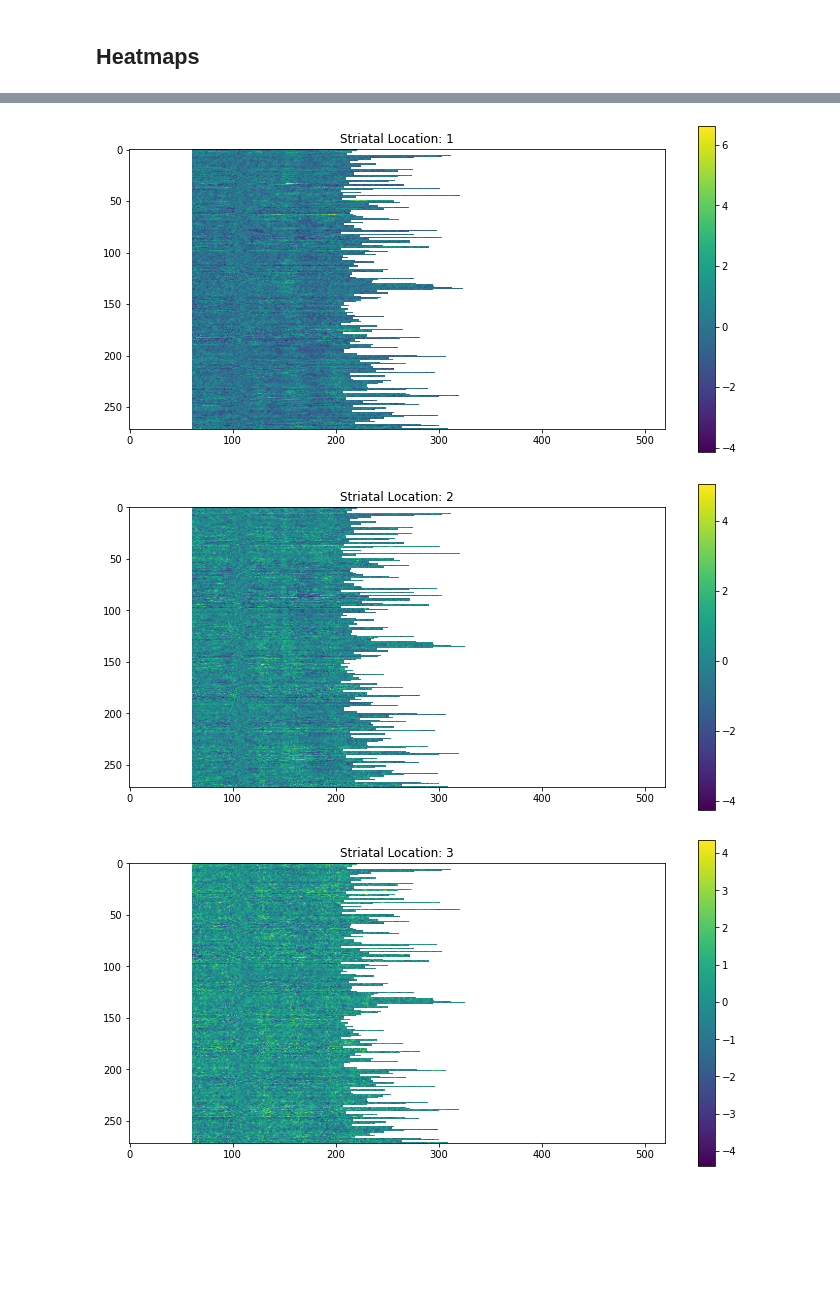
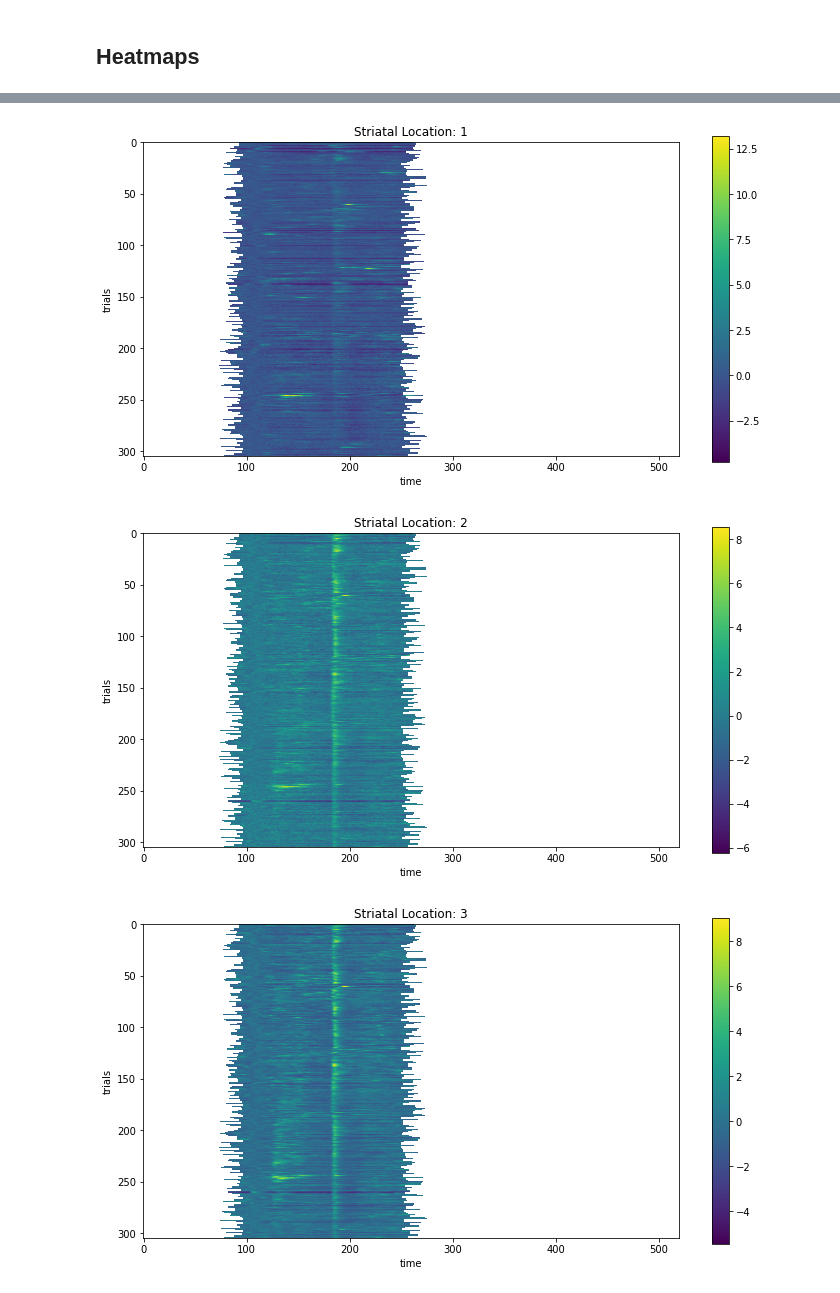
Before and after one commit to siddharth-r-tiwari/diversity_data, a Jupyter notebook: scripts.ipynb, the cells around one changed output, grey strips where cells are left out. Drawn from its saved outputs; the diff is of its cells as text; code cells hidden in the pictures; blank space fills up the shorter version.

```diff
--- a/scripts.ipynb
+++ b/scripts.ipynb
@@ -6,7 +15,8 @@ import matplotlib.pyplot as plt
 # %% [markdown]
 ## Heatmaps
 # %%
-data = loadmat('DlDisc_5days_SM143_data.mat')['fluo_all_conc'][0]
+mouse = '160'
+data = loadmat(f'learning/Es163O_5days_SM{mouse}_data.mat')['fluo_all_conc'][0]
 print("Total number of tasks: " + str(len(data)))
 for i in range(len(data)):
     print("Dimensions of task " + str(i) + ": " + str(data[i].shape))
@@ -19,17 +28,19 @@ Dimensions of task 3: (520, 291, 15)
 # %%
-task = 1
-locations = range(0,4)
+task = 2
+locations = range(0,5)
 
 ###########
 
 df = data[task]
 for i in locations:
   plt.figure(figsize=(12, 6))
   plt.imshow(df[:, :, i].T, cmap='viridis')
   plt.title('Striatal Location: ' + str(i + 1))
   plt.colorbar()
+  plt.xlabel('time')  # Update x-axis title
+  plt.ylabel('trials')  # Update y-axis title
   plt.show()
 # %% [output]
-[figure, old version]
+[figure, new version]
-[figure, old version]
+[figure, new version]
-[figure, old version]
+[figure, new version]
```
Also changed, not shown: parts of 14 cells of this notebook, 12 other files.
